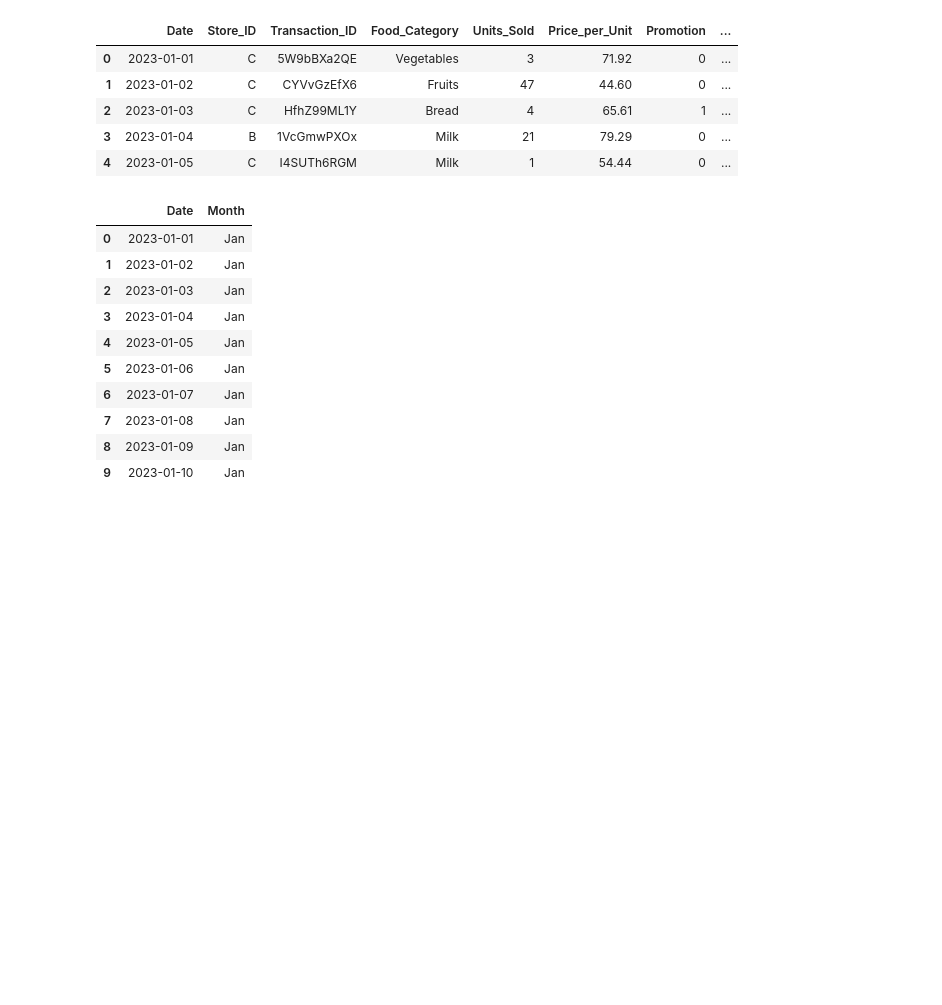
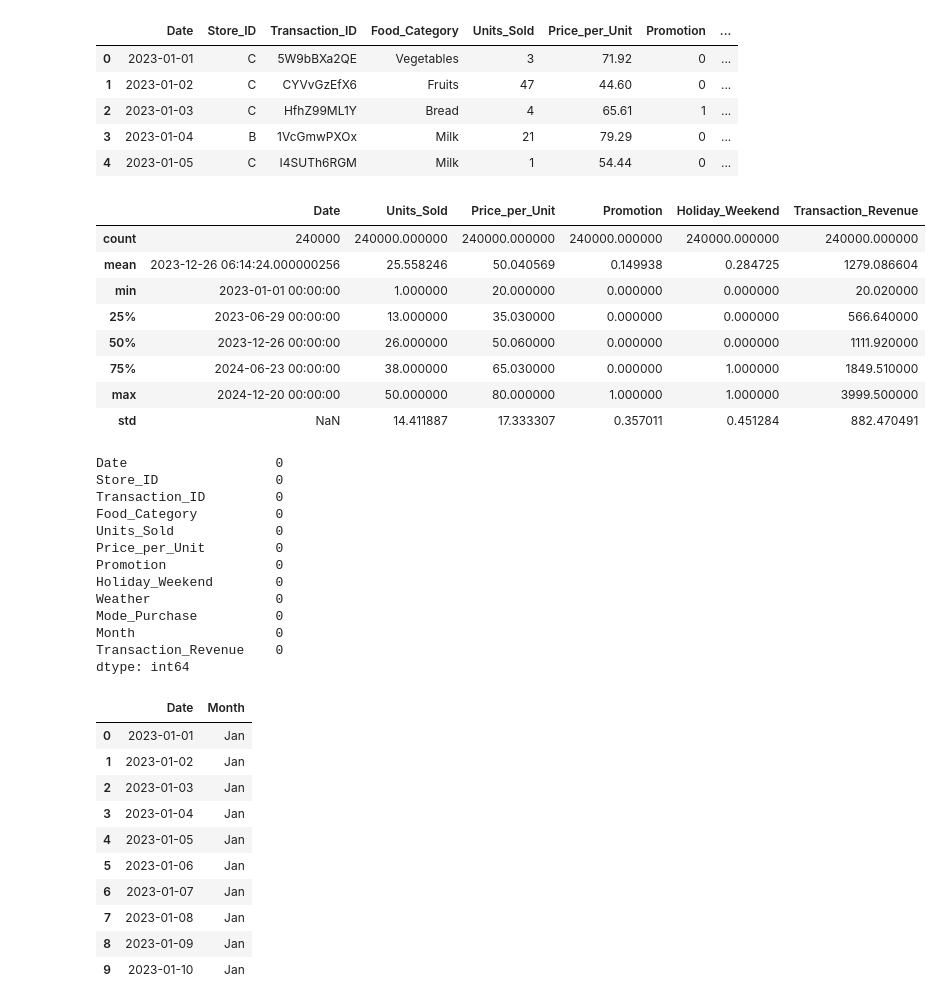
Before and after one commit to vrMithun/Analatica-Case-Study, a Jupyter notebook: analysedFile.ipynb, the cells around one changed output. Cells and saved outputs as stored; diff of their text form; code cells hidden in the pictures; blank space fills up the shorter version.

```diff
--- a/analysedFile.ipynb
+++ b/analysedFile.ipynb
@@ -10,6 +10,32 @@ display(df.head())
 | 2 | 2023-01-03 | C | HfhZ99ML1Y | Bread | 4 | 65.61 | 1 | ... |
 | 3 | 2023-01-04 | B | 1VcGmwPXOx | Milk | 21 | 79.29 | 0 | ... |
 | 4 | 2023-01-05 | C | I4SUTh6RGM | Milk | 1 | 54.44 | 0 | ... |
+# %%
+display(df.describe())
+df.isnull().sum()
+# %% [output]
+|  | Date | Units_Sold | Price_per_Unit | Promotion | Holiday_Weekend | Transaction_Revenue |
+| count | 240000 | 240000.000000 | 240000.000000 | 240000.000000 | 240000.000000 | 240000.000000 |
+| mean | 2023-12-26 06:14:24.000000256 | 25.558246 | 50.040569 | 0.149938 | 0.284725 | 1279.086604 |
+| min | 2023-01-01 00:00:00 | 1.000000 | 20.000000 | 0.000000 | 0.000000 | 20.020000 |
+| 25% | 2023-06-29 00:00:00 | 13.000000 | 35.030000 | 0.000000 | 0.000000 | 566.640000 |
+| 50% | 2023-12-26 00:00:00 | 26.000000 | 50.060000 | 0.000000 | 0.000000 | 1111.920000 |
+| 75% | 2024-06-23 00:00:00 | 38.000000 | 65.030000 | 0.000000 | 1.000000 | 1849.510000 |
+| max | 2024-12-20 00:00:00 | 50.000000 | 80.000000 | 1.000000 | 1.000000 | 3999.500000 |
+| std | NaN | 14.411887 | 17.333307 | 0.357011 | 0.451284 | 882.470491 |
+Date                   0
+Store_ID               0
+Transaction_ID         0
+Food_Category          0
+Units_Sold             0
+Price_per_Unit         0
+Promotion              0
+Holiday_Weekend        0
+Weather                0
+Mode_Purchase          0
+Month                  0
+Transaction_Revenue    0
+dtype: int64
 # %%
 # Convert Date column to datetime
 df['Date'] = pd.to_datetime(df['Date'])
```
Also changed, not shown: parts of 3 cells of this notebook.
